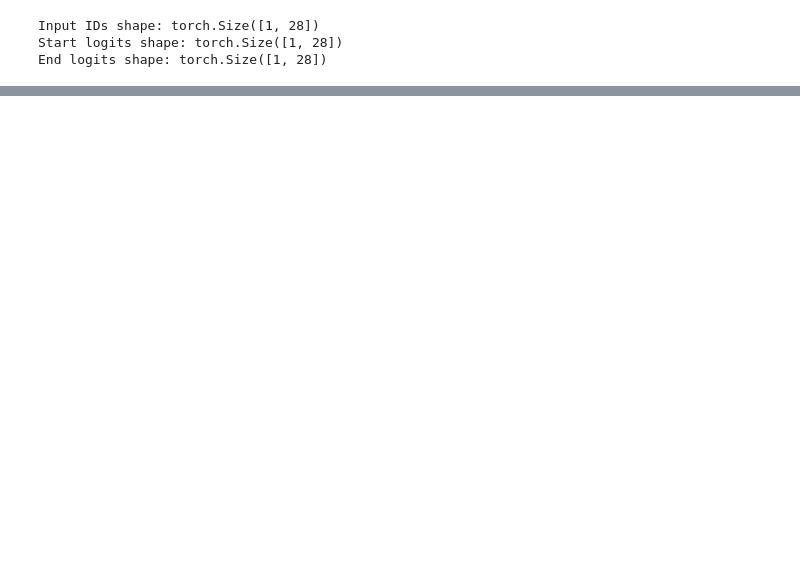
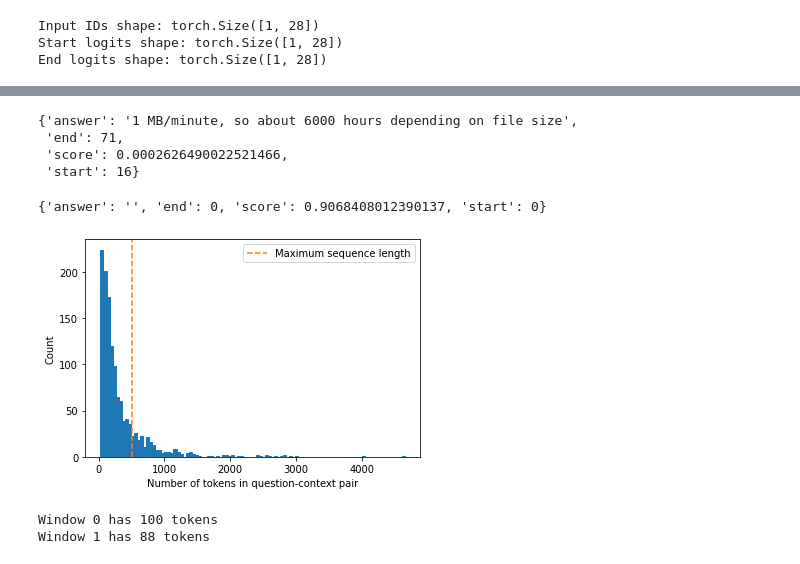
Before and after one commit to yashika-git/NLP, a Jupyter notebook: Review_Based_QA_System.ipynb, the cells around one changed output, grey strips where cells are left out. Drawn from its saved outputs; the diff is of its cells as text; code cells hidden in the pictures; blank space fills up the shorter version.

```diff
--- a/Review_Based_QA_System.ipynb
+++ b/Review_Based_QA_System.ipynb
@@ -196,0 +259,11 @@ End logits shape: torch.Size([1, 28])
+# %%
+pipe(question="Why is there no data?", context=context)
+# %% [output]
+{'answer': '1 MB/minute, so about 6000 hours depending on file size',
+ 'end': 71,
+ 'score': 0.0002626490022521466,
+ 'start': 16}
+# %%
+pipe(question="Why is there no data?", context=context, handle_impossible_answer=True)
+# %% [output]
+{'answer': '', 'end': 0, 'score': 0.9068408012390137, 'start': 0}
@@ -196,0 +282,16 @@ End logits shape: torch.Size([1, 28])
+# %%
+def compute_input_length(row):
+  inputs = tokenizer(row['question'], row['context'])
+  return len(inputs['input_ids'])
+
+dfs['train']['n_tokens'] = dfs['train'].apply(compute_input_length, axis=1)
+
+fig, ax = plt.subplots()
+dfs['train']['n_tokens'].hist(bins=100, grid=False, ec='C0', ax=ax)
+plt.xlabel("Number of tokens in question-context pair")
+ax.axvline(x=512, ymin=0, ymax=1, linestyle="--", color='C1', label='Maximum sequence length')
+plt.legend()
+plt.ylabel('Count')
+plt.show()
+# %% [output]
+[figure, added]
@@ -196,0 +301,6 @@ End logits shape: torch.Size([1, 28])
+# %%
+for idx, window in enumerate(tokenized_example['input_ids']):
+  print(f"Window {idx} has {len(window)} tokens")
+# %% [output]
+Window 0 has 100 tokens
+Window 1 has 88 tokens
```
Also changed, not shown: parts of 22 cells of this notebook.
